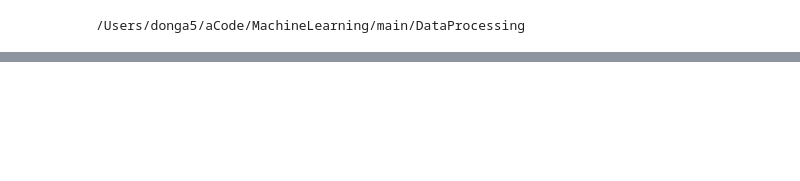
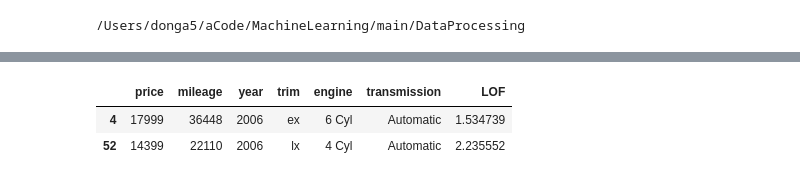
Before and after one commit to Donga5/MachineLearning, a Jupyter notebook: main/DataProcessing/data_processing.ipynb, the cells around one changed output, grey strips where cells are left out. Saved outputs shown, nothing was run; the diff lists cells and outputs as text; code cells hidden in the pictures; blank space fills up the shorter version.

```diff
--- a/main/DataProcessing/data_processing.ipynb
+++ b/main/DataProcessing/data_processing.ipynb
@@ -157,0 +163,10 @@ print(os.getcwd())
+# %%
+from sklearn.neighbors import LocalOutlierFactor
+scaler=LocalOutlierFactor()
+scaler.fit(auto_test[['price','mileage']])# 对里程数和价格进行离群值检测
+auto_test['LOF']=- scaler.negative_outlier_factor_
+auto_test[auto_test['LOF']>1.5]
+# %% [output]
+|  | price | mileage | year | trim | engine | transmission | LOF |
+| 4 | 17999 | 36448 | 2006 | ex | 6 Cyl | Automatic | 1.534739 |
+| 52 | 14399 | 22110 | 2006 | lx | 4 Cyl | Automatic | 2.235552 |
```
Also changed, not shown: parts of 15 cells of this notebook, 19 other files.
